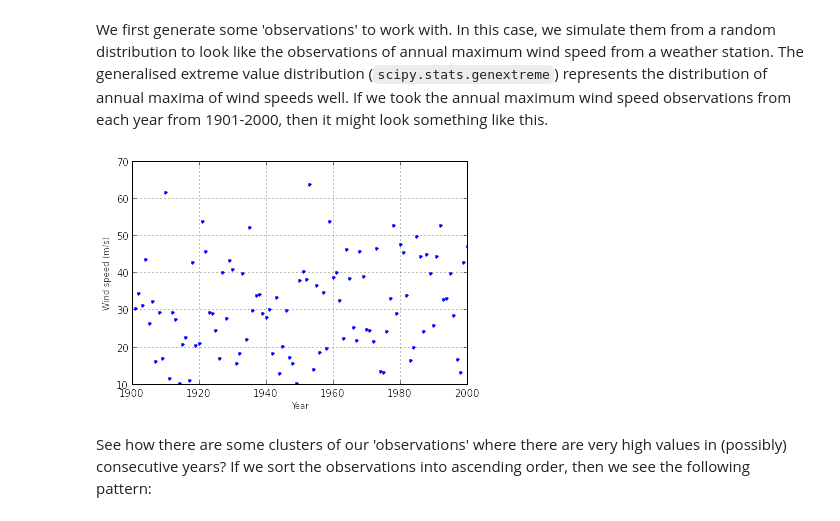
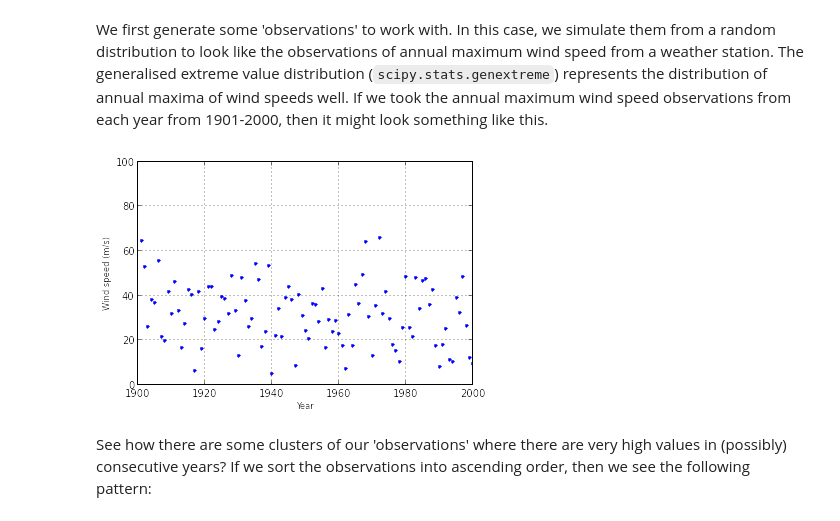
Before and after one commit to wcarthur/notebooks, a Jupyter notebook: Extreme value introduction.ipynb, the cells around one changed output. Drawn from its saved outputs; the diff is of its cells as text; code cells hidden in the pictures.

Commit message:
Adding more notebooks

```diff
--- a/Extreme value introduction.ipynb
+++ b/Extreme value introduction.ipynb
@@ -5,26 +5,40 @@ The concept fo a return period can be confusing and misleading. Often I've heard
 # %% [markdown]
 We first generate some 'observations' to work with. In this case, we simulate them from a random distribution to look like the observations of annual maximum wind speed from a weather station. The generalised extreme value distribution (``scipy.stats.genextreme``) represents the distribution of annual maxima of wind speeds well. If we took the annual maximum wind speed observations from each year from 1901-2000, then it might look something like this.
 # %%
+%matplotlib inline
 from matplotlib import pyplot
 import numpy as np
 np.random.seed(1234)
 from scipy.stats import genextreme
+
+def simulate(loc=25., shp=0.27, scale=12.5553):
+    years = np.arange(1901, 2001)
+    ranks = np.arange(1, 101)
+    obs = -1*np.ones(100)
+    while obs.min() < 5.:
+        obs = genextreme.rvs(shp, loc, scale, size=100)
+
+    pyplot.plot(years, obs, '.')
+    pyplot.xlabel('Year',fontsize='small')
+    pyplot.ylabel('Wind speed (m/s)',fontsize='small')
+    pyplot.ylim((0,100))
+    pyplot.grid(True)
+    return obs
+
 shp = 0.27
 loc = 25.
 scale = 12.5553
-
-years = np.arange(1901, 2001)
-ranks = np.arange(1, 101)
-obs = -1*np.ones(100)
-while obs.min() < 10.:
-    obs = genextreme.rvs(shp, loc, scale, size=100)
-
-pyplot.plot(years, obs, '.')
-pyplot.xlabel('Year',fontsize='small')
-pyplot.ylabel('Wind speed (m/s)',fontsize='small')
-pyplot.grid(True)
-# %% [output]
-[figure, removed]
+# %%
+# Import widgets for interactive notebook
+from IPython.html.widgets import interact, fixed
+from IPython.html import widgets
+
+interact(simulate,
+         loc=widgets.FloatSliderWidget(min=0.,max=50.,step=0.1,value=25.,description="loc"),
+         shp=widgets.FloatSliderWidget(min=0.,max=1.,step=0.01,value=0.27,description="shp"),
+         scale=widgets.FloatSliderWidget(min=0.,max=20.,step=0.05,value=12.5,description="scale"))
+# %% [output]
+[figure, added]
 # %% [markdown]
 See how there are some clusters of our 'observations' where there are very high values in (possibly) consecutive years?
 If we sort the observations into ascending order, then we see the following pattern:
```
Also changed, not shown: parts of 1 cell of this notebook, 2 other files.
